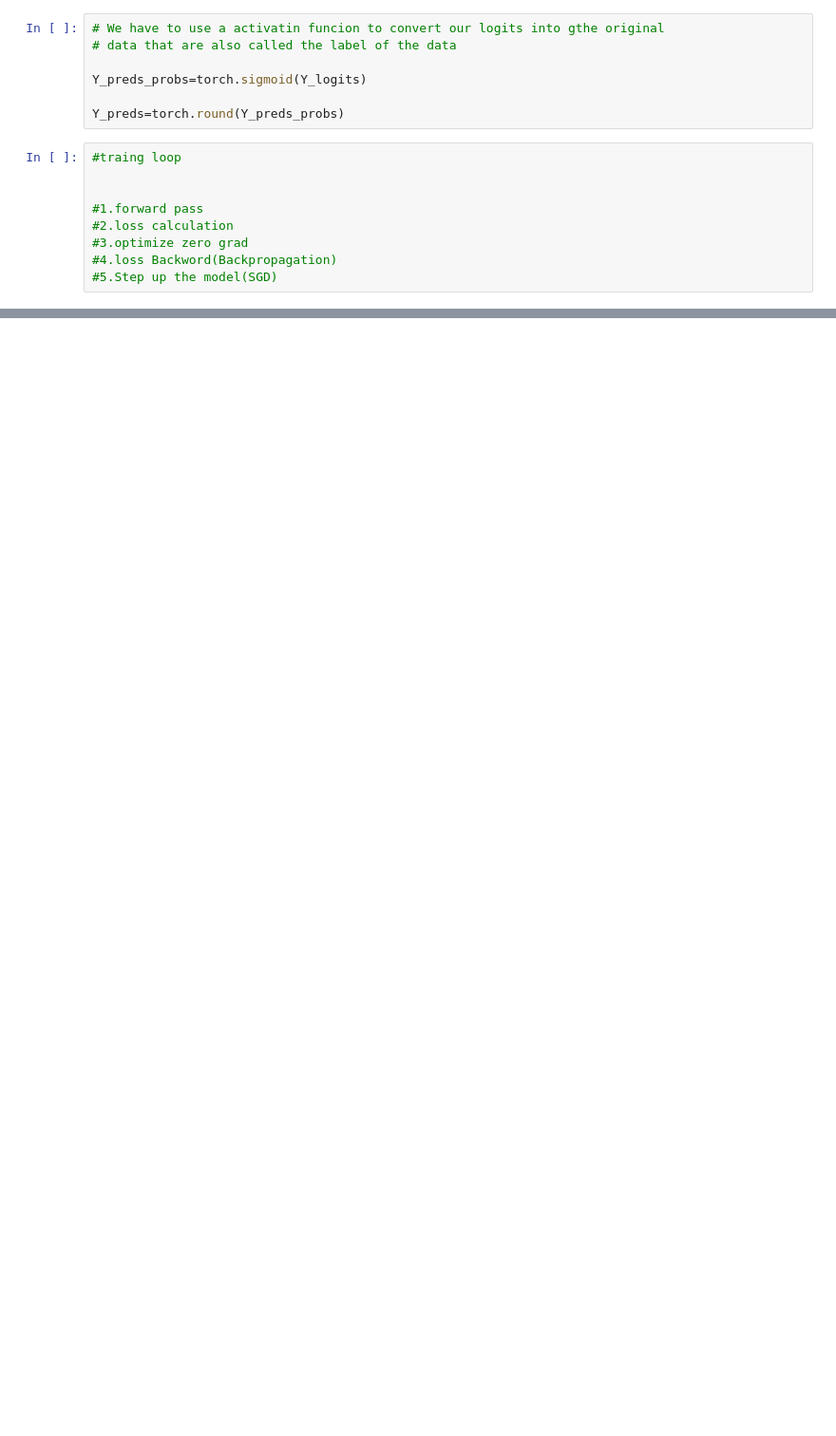
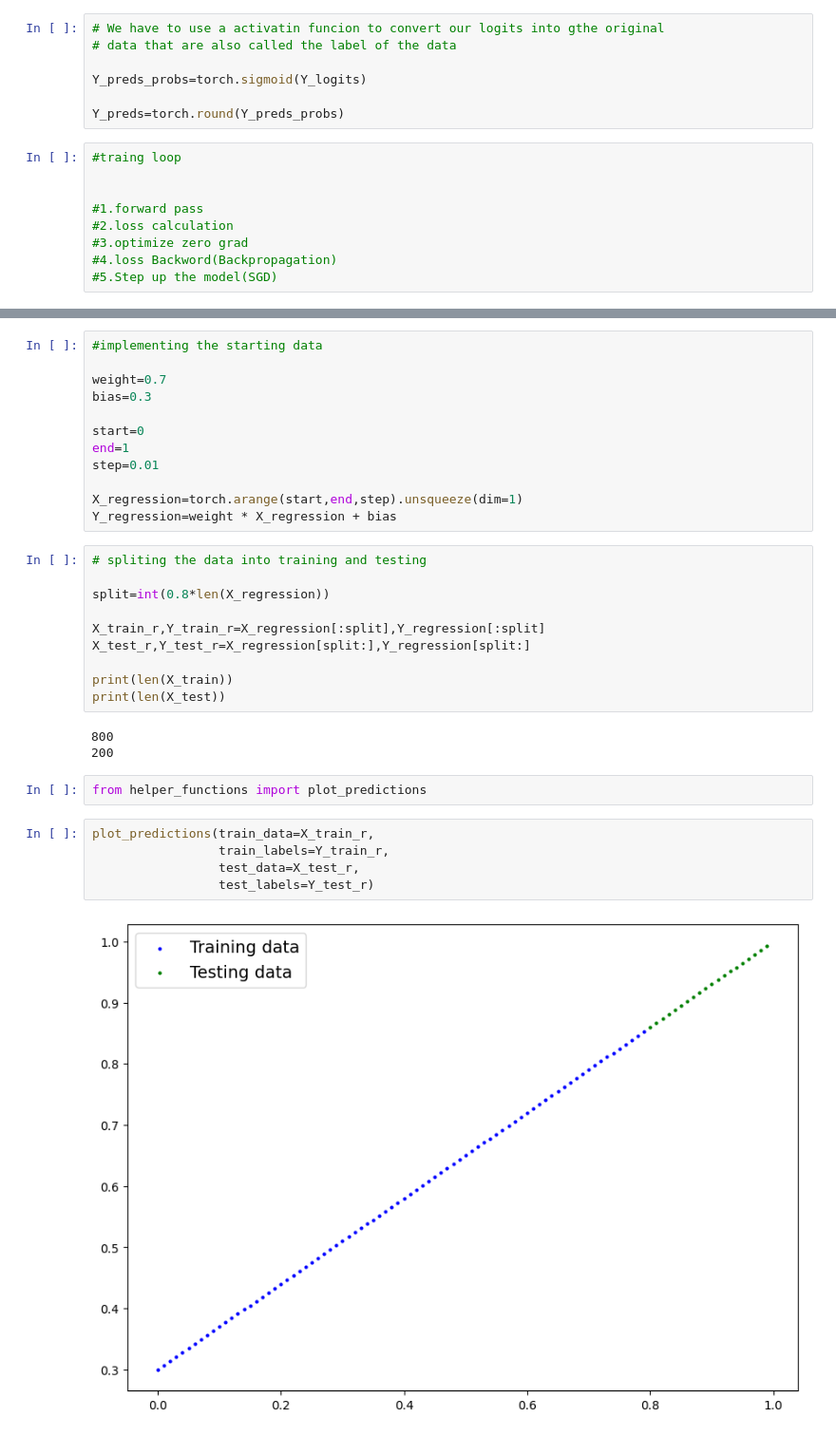
Before and after one commit to anmolkumar0717/Alphabet, a Jupyter notebook: 02_Pytorch_Neural_Network_Classification.ipynb, the cells around one changed output, grey strips where cells are left out. Shown at 95% size. Drawn from its saved outputs; the diff is of its cells as text; blank space fills up the shorter version.

```diff
--- a/02_Pytorch_Neural_Network_Classification.ipynb
+++ b/02_Pytorch_Neural_Network_Classification.ipynb
@@ -314,0 +445,34 @@ training loss0.6933572888374329 | testing loss0.692623496055603 | traing_accurac
+# %%
+#implementing the starting data
+
+weight=0.7
+bias=0.3
+
+start=0
+end=1
+step=0.01
+
+X_regression=torch.arange(start,end,step).unsqueeze(dim=1)
+Y_regression=weight * X_regression + bias
+# %%
+# spliting the data into training and testing
+
+split=int(0.8*len(X_regression))
+
+X_train_r,Y_train_r=X_regression[:split],Y_regression[:split]
+X_test_r,Y_test_r=X_regression[split:],Y_regression[split:]
+
+print(len(X_train))
+print(len(X_test))
+# %% [output]
+800
+200
+# %%
+from helper_functions import plot_predictions
+# %%
+plot_predictions(train_data=X_train_r,
+                 train_labels=Y_train_r,
+                 test_data=X_test_r,
+                 test_labels=Y_test_r)
+# %% [output]
+[figure, added]
```
Also changed, not shown: parts of 57 cells of this notebook.
